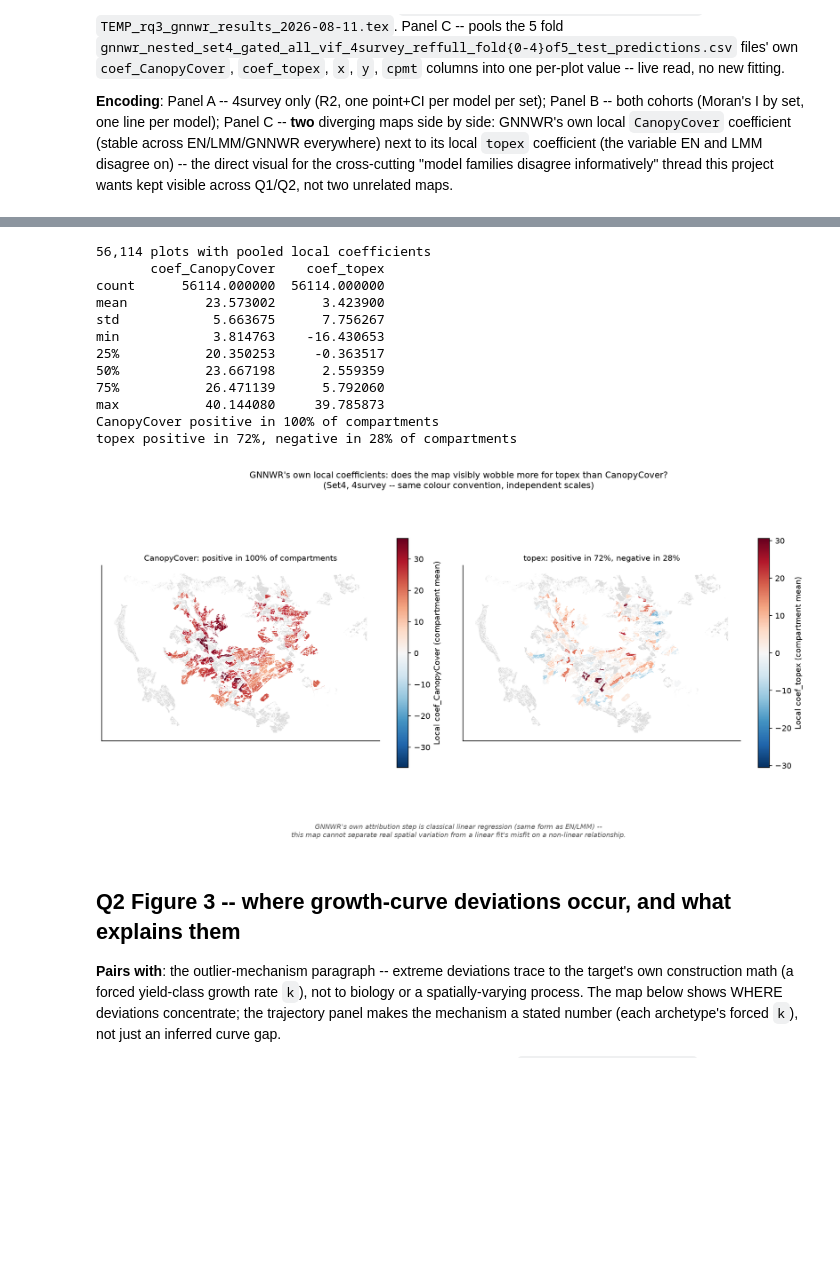
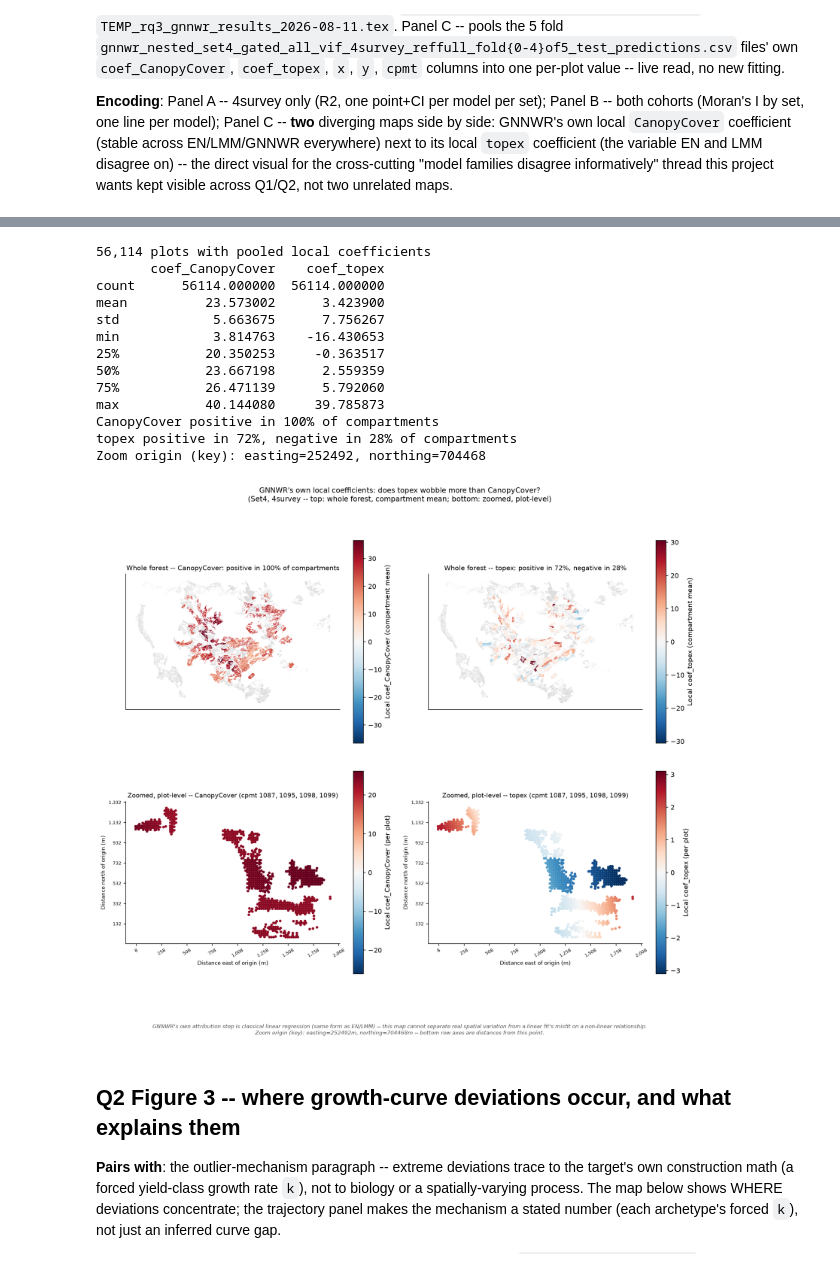
Before and after one commit to shreeyagorasia/forest_diss, a Jupyter notebook: notebooks/results_figures_q2_rq3.ipynb, the cells around one changed output, grey strips where cells are left out. Cells and saved outputs as stored; diff of their text form; code cells hidden in the pictures; blank space fills up the shorter version.

```diff
--- a/notebooks/results_figures_q2_rq3.ipynb
+++ b/notebooks/results_figures_q2_rq3.ipynb
@@ -252,46 +284,74 @@ pct_topex_negative = (compartment_mean_coefs["coef_topex"] < 0).mean() * 100
 print(f"CanopyCover positive in {pct_canopy_positive:.0f}% of compartments")
 print(f"topex positive in {pct_topex_positive:.0f}%, negative in {pct_topex_negative:.0f}% of compartments")
 
-fig, (ax_c1, ax_c2) = plt.subplots(1, 2, figsize=(13, 6.8))
+fig, ((ax_c1, ax_c2), (ax_c1z, ax_c2z)) = plt.subplots(2, 2, figsize=(13, 12))
 for ax, column, title in [
     (ax_c1, "coef_CanopyCover", f"CanopyCover: positive in {pct_canopy_positive:.0f}% of compartments"),
     (ax_c2, "coef_topex", f"topex: positive in {pct_topex_positive:.0f}%, negative in {pct_topex_negative:.0f}%"),
 ]:
     vmax = mapped[column].abs().quantile(0.98)  # robust range, not raw max -- same fix as R2b-1's Panel C
     norm = mpl.colors.TwoSlopeNorm(vcenter=0, vmin=-vmax, vmax=vmax)
     mapped.plot(column=column, cmap=DIVERGING_CMAP, norm=norm, ax=ax,
                 edgecolor="white", linewidth=0.2, missing_kwds={"color": "#DDDDDD"})
     sm = plt.cm.ScalarMappable(cmap=DIVERGING_CMAP, norm=norm)
     fig.colorbar(sm, ax=ax, shrink=0.75, label=f"Local {column} (compartment mean)")
-    ax.set_title(title, fontsize=10)
+    ax.set_title(f"Whole forest -- {title}", fontsize=10)
     ax.set_aspect("equal")
     ax.set_xticks([]); ax.set_yticks([])
 
+# --- Zoomed inset pair, 2026-08-21: plot-level (not compartment-averaged) local coefficients for
+# the same +20m cluster used in the earlier zoom figure (cpmt 1087/1095/1098/1099) -- compartment
+# averaging above smooths away exactly the plot-to-plot "wobble" this figure is about, so a zoom
+# is needed to actually see it at the resolution it happens. Axes are distance from a stated
+# origin (metres), matching relative_tick_formatter's convention rather than raw OS grid refs. ---
+zoom_cpmts_fig2 = [1087, 1095, 1098, 1099]
+zoom_subset_fig2 = gnnwr_pooled[gnnwr_pooled["cpmt"].isin(zoom_cpmts_fig2)]
+origin_x_fig2, origin_y_fig2 = zoom_subset_fig2["x"].min(), zoom_subset_fig2["y"].min()
+print(f"Zoom origin (key): easting={origin_x_fig2:.0f}, northing={origin_y_fig2:.0f}")
+
+for ax, column, label in [(ax_c1z, "coef_CanopyCover", "CanopyCover"), (ax_c2z, "coef_topex", "topex")]:
+    vmax_zoom = zoom_subset_fig2[column].abs().quantile(0.98)
+    norm_zoom_fig2 = mpl.colors.TwoSlopeNorm(vcenter=0, vmin=-vmax_zoom, vmax=vmax_zoom)
+    sc = ax.scatter(zoom_subset_fig2["x"], zoom_subset_fig2["y"], c=zoom_subset_fig2[column],
+                     cmap=DIVERGING_CMAP, norm=norm_zoom_fig2, s=16, edgecolor="none")
+    fig.colorbar(sc, ax=ax, shrink=0.75, label=f"Local {column} (per plot)")
+    ax.set_aspect("equal")
+    ax.xaxis.set_major_formatter(relative_tick_formatter(origin_x_fig2))
+    ax.yaxis.set_major_formatter(relative_tick_formatter(origin_y_fig2))
+    ax.tick_params(labelsize=6.5)
+    for tick_label in ax.get_xticklabels():
+        tick_label.set_rotation(30)
+    ax.set_xlabel("Distance east of origin (m)", fontsize=8)
+    ax.set_ylabel("Distance north of origin (m)", fontsize=8)
+    ax.set_title(f"Zoomed, plot-level -- {label} (cpmt {', '.join(str(c) for c in zoom_cpmts_fig2)})", fontsize=9.5)
+
 # The limitation stated ON the figure, not only in prose -- a viewer reading this map alone
 # should not walk away thinking it proves genuine spatial non-stationarity.
-fig.text(0.5, 0.02,
-         "GNNWR's own attribution step is classical linear regression (same form as EN/LMM) --\n"
-         "this map cannot separate real spatial variation from a linear fit's misfit on a non-linear relationship.",
-         ha="center", fontsize=8.5, style="italic", color="#555555")
+fig.text(0.5, 0.01,
+         "GNNWR's own attribution step is classical linear regression (same form as EN/LMM) -- this map cannot "
+         "separate real spatial variation from a linear fit's misfit on a non-linear relationship.\n"
+         f"Zoom origin (key): easting={origin_x_fig2:.0f}m, northing={origin_y_fig2:.0f}m -- bottom row axes are distances from this point.",
+         ha="center", fontsize=8, style="italic", color="#555555")
 
-fig.suptitle("GNNWR's own local coefficients: does the map visibly wobble more for topex than CanopyCover?\n"
-             "(Set4, 4survey -- same colour convention, independent scales)", fontsize=11)
-plt.tight_layout(rect=[0, 0.08, 1, 1])  # leaves room at the bottom for the caveat text, not clipped
+fig.suptitle("GNNWR's own local coefficients: does topex wobble more than CanopyCover?\n"
+             "(Set4, 4survey -- top: whole forest, compartment mean; bottom: zoomed, plot-level)", fontsize=11)
+plt.tight_layout(rect=[0, 0.045, 1, 1])  # leaves room at the bottom for the caveat/key text
 plt.show()
 # %% [output]
 56,114 plots with pooled local coefficients
        coef_CanopyCover    coef_topex
 count      56114.000000  56114.000000
 mean          23.573002      3.423900
 std            5.663675      7.756267
 min            3.814763    -16.430653
 25%           20.350253     -0.363517
 50%           23.667198      2.559359
 75%           26.471139      5.792060
 max           40.144080     39.785873
 CanopyCover positive in 100% of compartments
 topex positive in 72%, negative in 28% of compartments
+Zoom origin (key): easting=252492, northing=704468
-[figure, old version]
+[figure, new version]
 # %% [markdown]
 ## Q2 Figure 3 -- where growth-curve deviations occur, and what explains them
 
```
Also changed, not shown: parts of 12 cells of this notebook, 27 other files.
